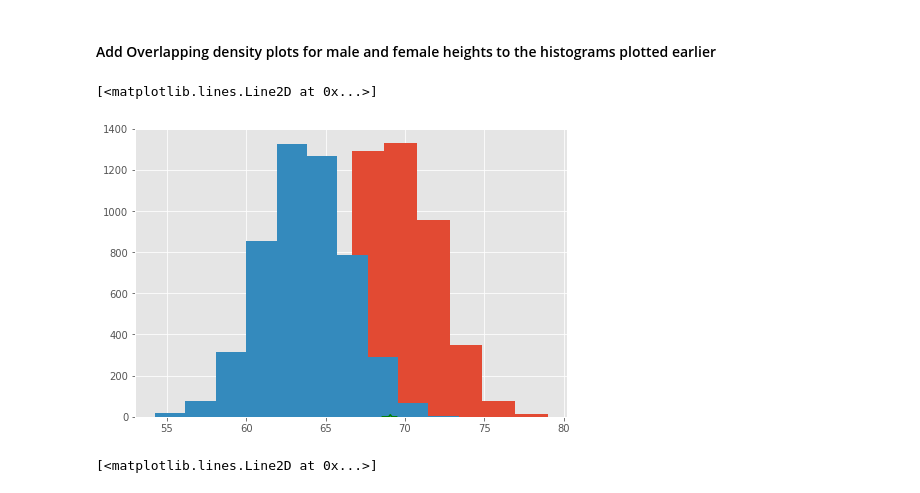
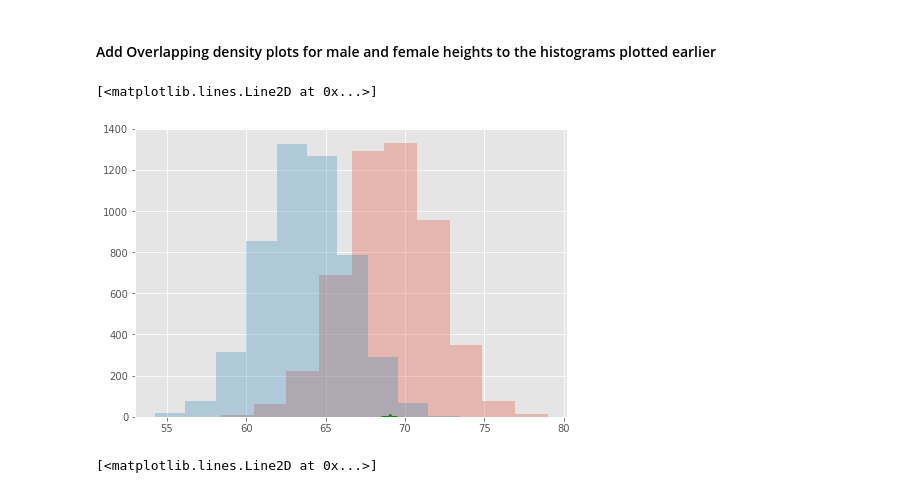
Before and after one commit to Gittekken/dsc-1-09-11-the-probability-density-function-lab-nyc-ds-career-012819, a Jupyter notebook: index.ipynb, the cells around one changed output. Drawn from its saved outputs; the diff is of its cells as text; code cells hidden in the pictures.

```diff
--- a/index.ipynb
+++ b/index.ipynb
@@ -102,16 +102,16 @@ plt.legend()
 # %%
 # You code here
 fig = plt.figure()
 ax_1 = fig.add_axes([0,0,1,1])
 male_n, male_bins = density(male_height)
 female_n, female_bins = density(female_height)
-ax_1.hist(Male_height, bins = 10, alpha = 0)
-ax_1.hist(Female_height, bins = 10)
+ax_1.hist(Male_height, bins = 10, alpha = 0.3)
+ax_1.hist(Female_height, bins = 10, alpha = 0.3)
 ax_1.plot(male_bins, male_n, color = 'green')
 #plt.plot(female_bins, female_n)
 # %% [output]
 [<matplotlib.lines.Line2D at 0x...>]
-[figure, old version]
+[figure, new version]
 # %%
 # %% [output]
 [<matplotlib.lines.Line2D at 0x...>]
```
